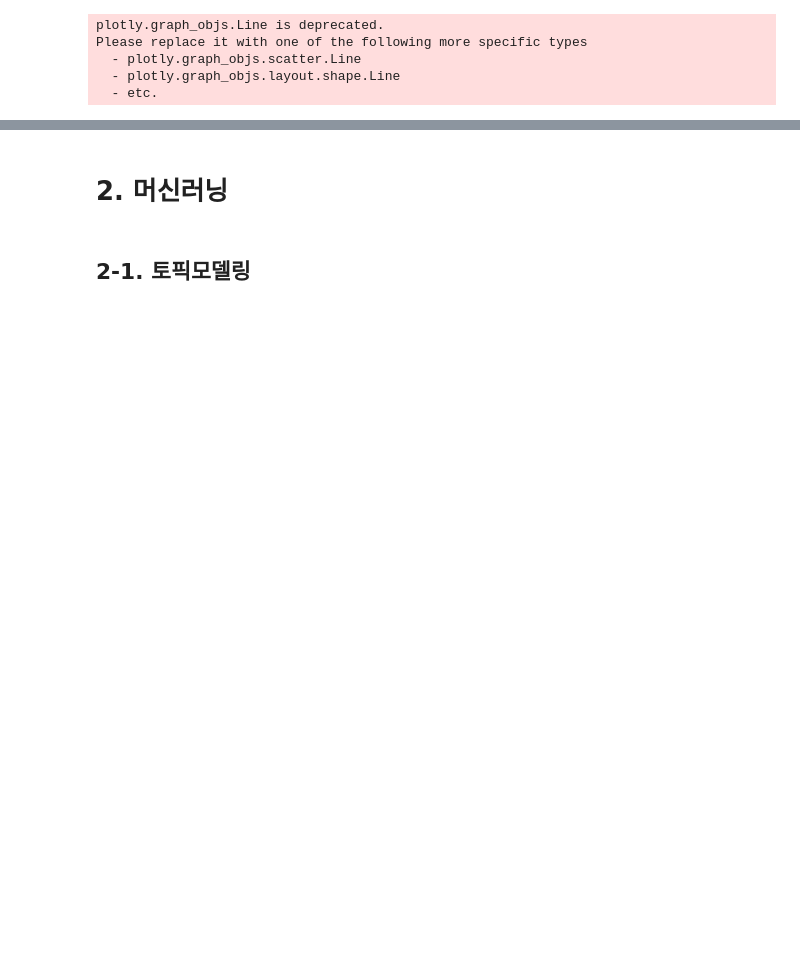
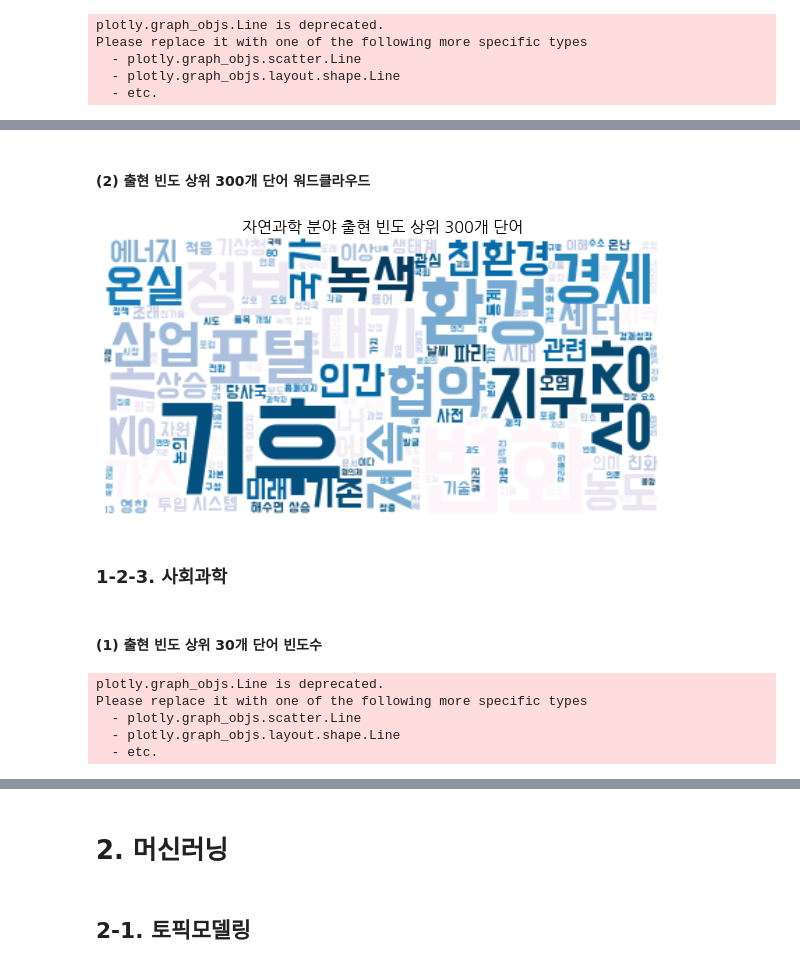
Before and after one commit to An-JIeun/portfolio, a Jupyter notebook: 텍스트마이닝_수업/텍마팀플.ipynb, the cells around one changed output, grey strips where cells are left out. Cells and saved outputs as stored; diff of their text form; code cells hidden in the pictures; blank space fills up the shorter version.

```diff
--- a/텍스트마이닝_수업/텍마팀플.ipynb
+++ b/텍스트마이닝_수업/텍마팀플.ipynb
@@ -146,0 +199,4 @@ make_wc(all_cont_dict, '전체 출현 빈도 상위 300개 단어', 'Greens')
+# %%
+nature = ori[ori['대주제'] == '자연과학']
+nature = filtering(nature)
+nature_dict =  df_to_dict(nature[:300])
@@ -146,0 +213,8 @@ make_wc(all_cont_dict, '전체 출현 빈도 상위 300개 단어', 'Greens')
+# %% [markdown]
+#### (2) 출현 빈도 상위 300개 단어 워드클라우드
+# %%
+make_wc(nature_dict, '자연과학 분야 출현 빈도 상위 300개 단어', 'PuBu')
+# %% [output]
+[figure, added]
+# %% [markdown]
+### 1-2-3. 사회과학
@@ -146,0 +225,10 @@ make_wc(all_cont_dict, '전체 출현 빈도 상위 300개 단어', 'Greens')
+# %% [markdown]
+#### (1) 출현 빈도 상위 30개 단어 빈도수
+# %%
+vis_cnt(social[:30], '사회과학 분야 출현빈도 상위 30개 단어')
+# %% [output]
+plotly.graph_objs.Line is deprecated.
+Please replace it with one of the following more specific types
+  - plotly.graph_objs.scatter.Line
+  - plotly.graph_objs.layout.shape.Line
+  - etc.
```
Also changed, not shown: parts of 45 cells of this notebook, 1 other file.
